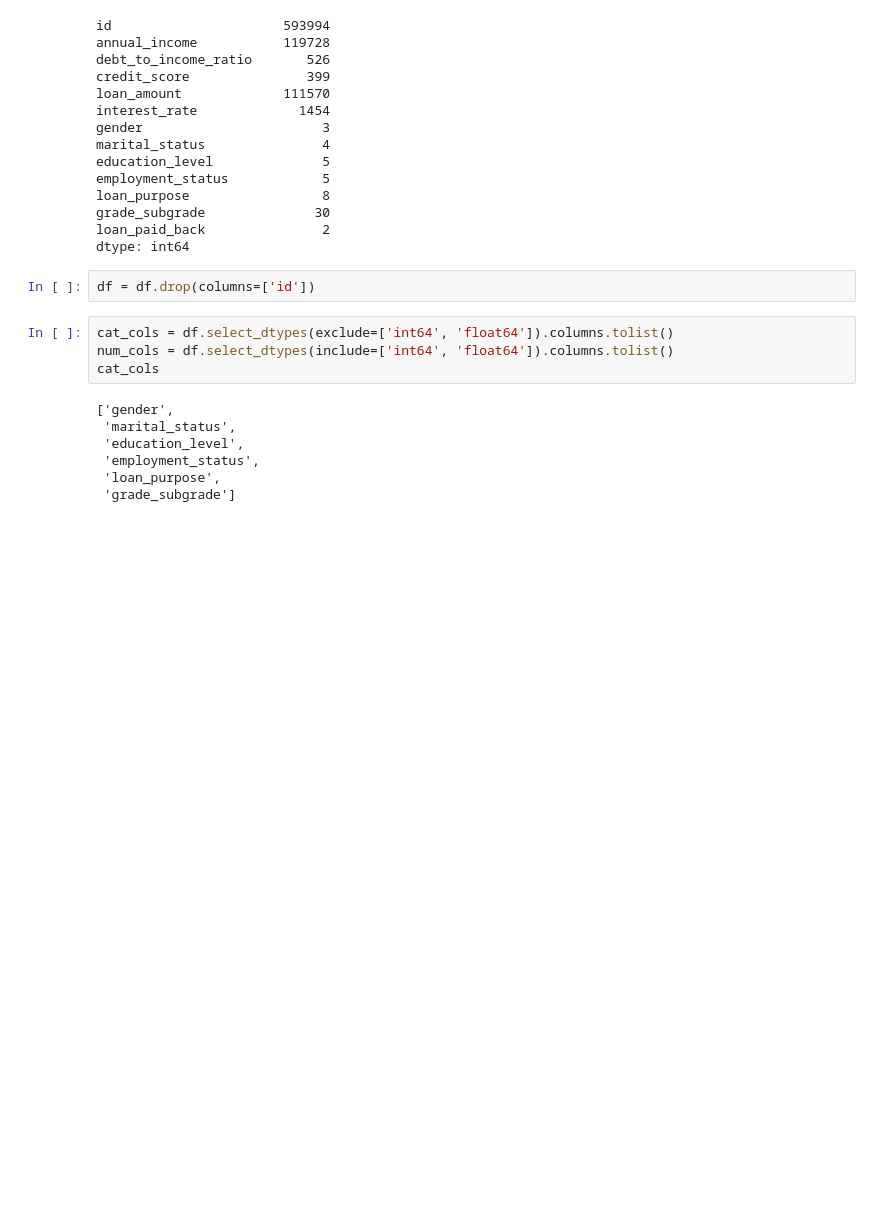
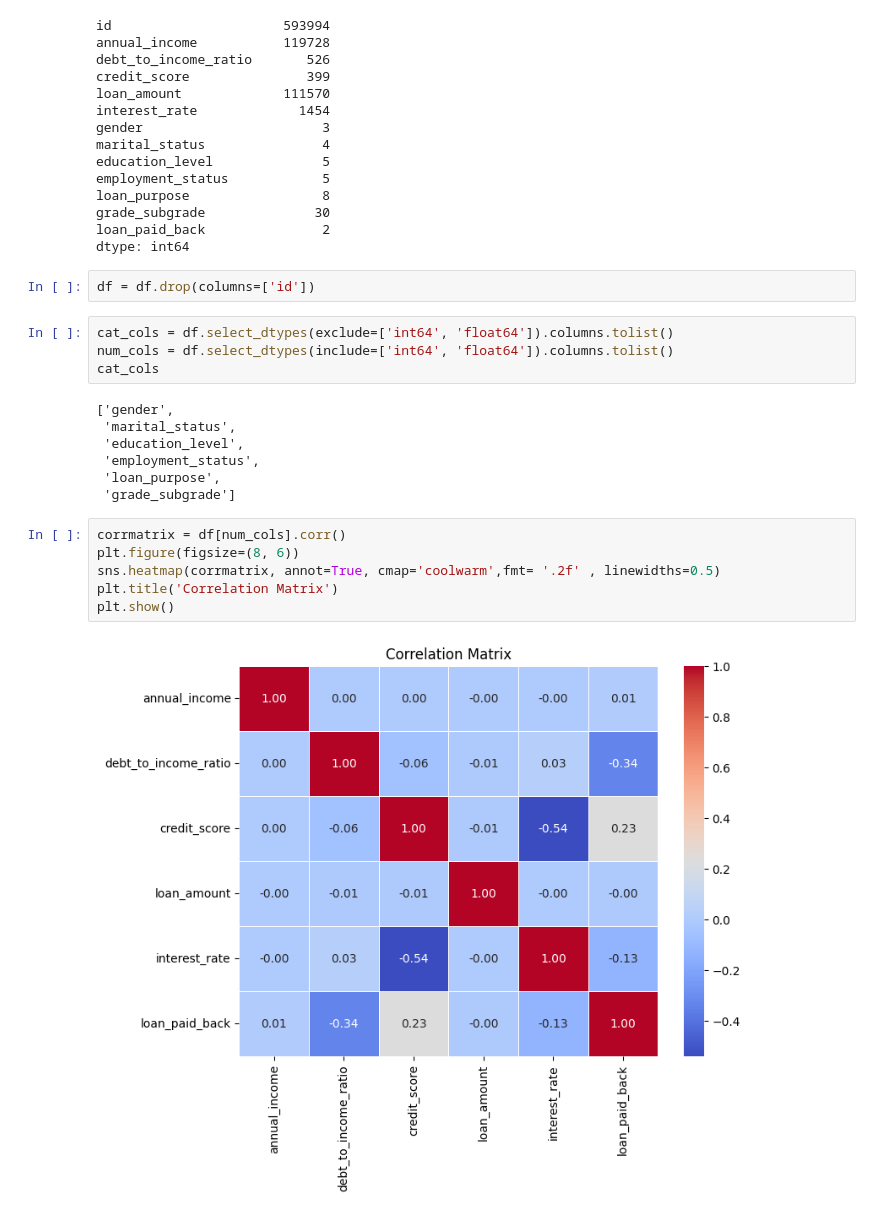
Before and after one commit to affiliation24/Predicting-Loan-Payback, a Jupyter notebook: train.ipynb, the cells around one changed output. Cells and saved outputs as stored; diff of their text form; blank space fills up the shorter version.

Commit message:
corrmatrix

```diff
--- a/train.ipynb
+++ b/train.ipynb
@@ -95,3 +95,11 @@ cat_cols
  'employment_status',
  'loan_purpose',
  'grade_subgrade']
+# %%
+corrmatrix = df[num_cols].corr()
+plt.figure(figsize=(8, 6))
+sns.heatmap(corrmatrix, annot=True, cmap='coolwarm',fmt= '.2f' , linewidths=0.5)
+plt.title('Correlation Matrix')
+plt.show()
+# %% [output]
+[figure, added]
```
